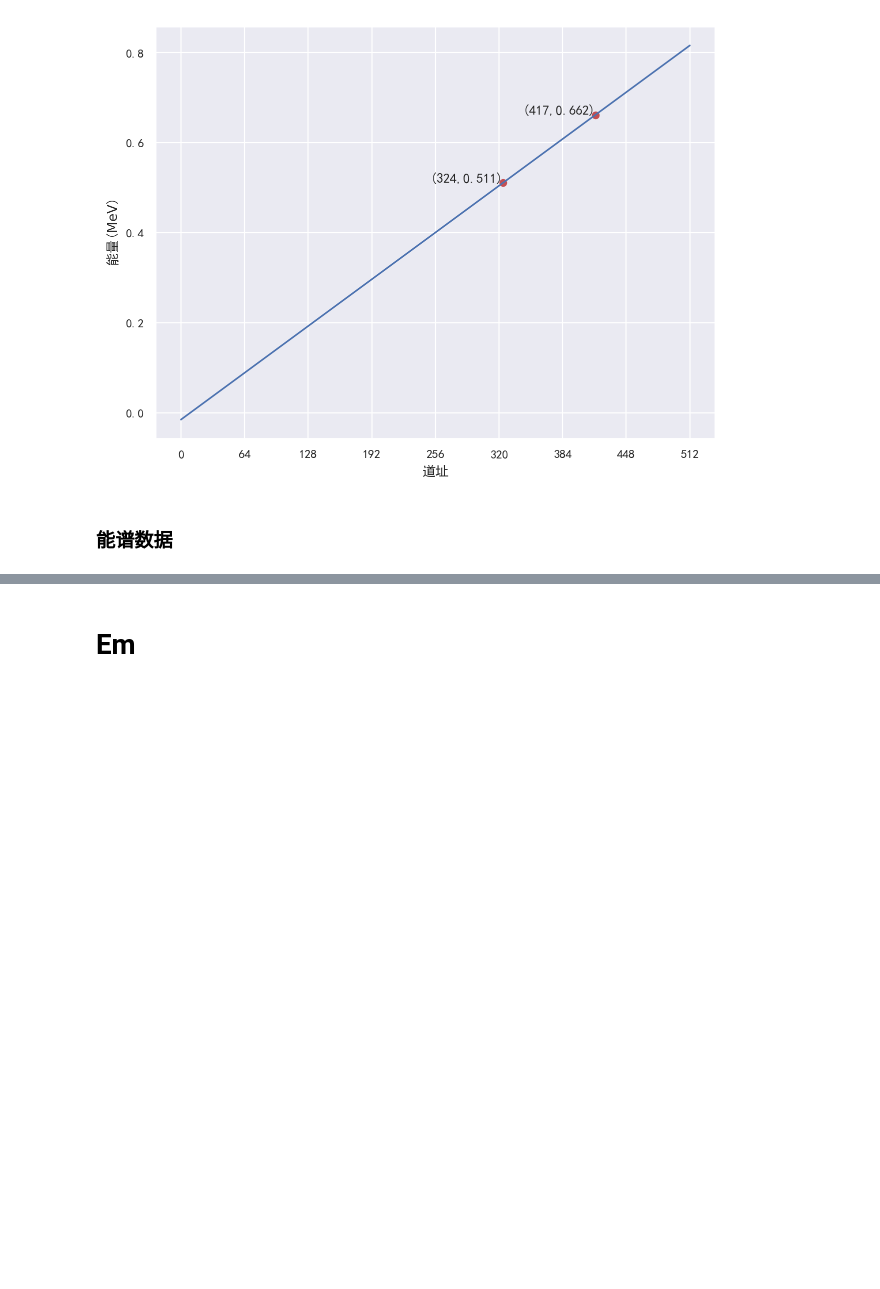
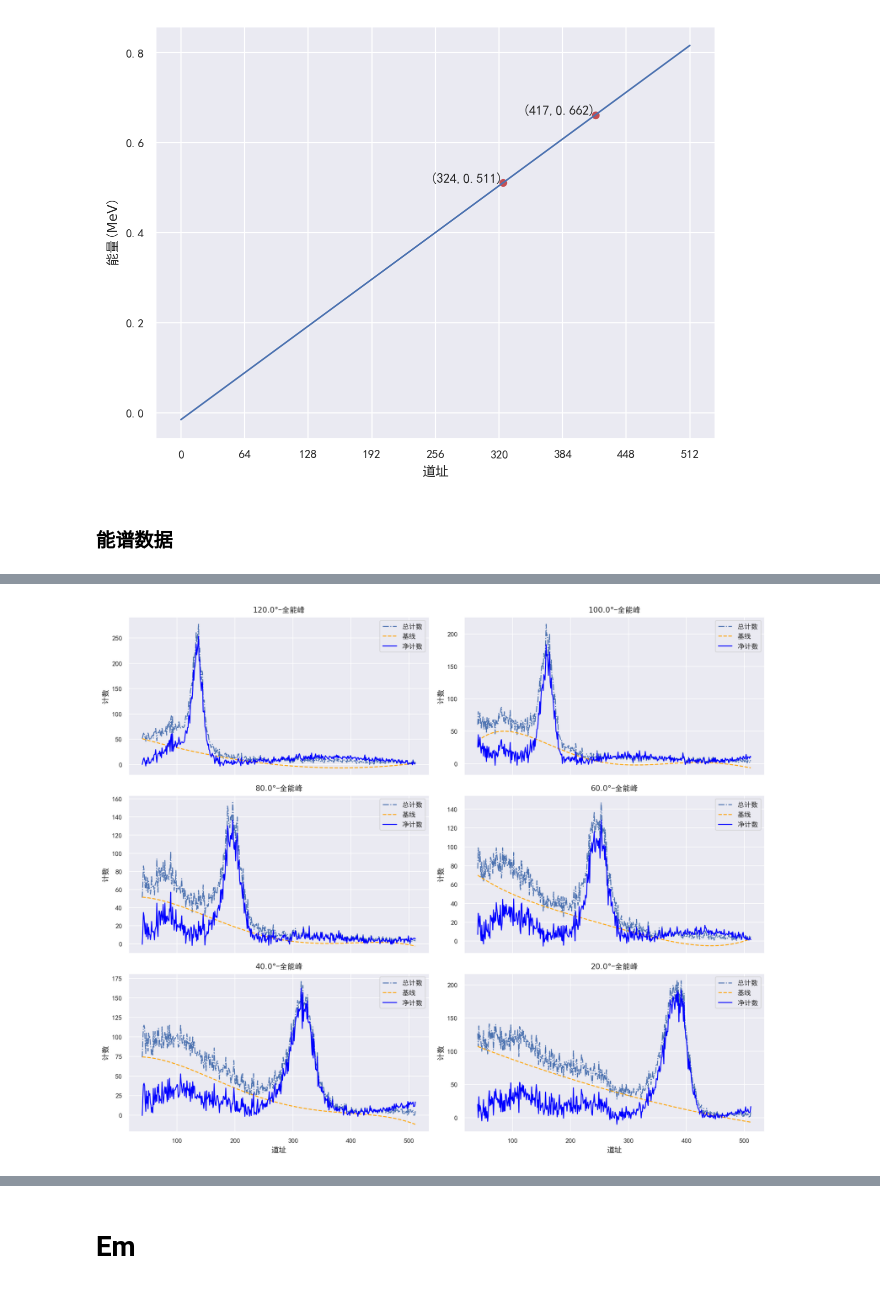
Before and after one commit to Xuanyiyiren/Fundamental-Laboratory-Experiment-in-Nuclear-Electronics-II, a Jupyter notebook: Experiment-3/data_ana.ipynb, the cells around one changed output, grey strips where cells are left out. Saved outputs shown, nothing was run; the diff lists cells and outputs as text; code cells hidden in the pictures; blank space fills up the shorter version.

```diff
--- a/Experiment-3/data_ana.ipynb
+++ b/Experiment-3/data_ana.ipynb
@@ -230,0 +238,26 @@ array([<Axes: >, <Axes: >, <Axes: >, <Axes: >, <Axes: >, <Axes: >],
+# %%
+degs = [3,5,4,4,4,2]
+bls =[baseline(datas_Full_Energy[column],deg = deg) for column,deg in \
+      zip(datas_Full_Energy.columns.values,degs)]
+
+for ax,bl,column in zip(FE_axes,bls,datas_Full_Energy.columns.values):
+    ax.plot(datas_Full_Energy.index,bl,label = 'baseline',linestyle='dashed',color='orange')
+    datas_Full_Energy['Net'+column] = datas_Full_Energy[column]-bl
+    ax.plot(datas_Full_Energy.index,datas_Full_Energy['Net'+column],
+            label='Net'+column,color = 'blue')
+
+
+for ax,column in zip(FE_axes,datas_Full_Energy.columns[:6]):
+    ax.legend(['总计数','基线','净计数'])
+    ax.set_title(column+'-全能峰')
+    ax.set_ylabel('计数')
+
+FE_axes[-1].set_xlabel('道址')
+FE_axes[-2].set_xlabel('道址')
+
+    # le.get_texts()[0].set_text('sdf')
+FE_fig.tight_layout()
+FE_fig.savefig(path+'Full_Energy_Peak-Baseline.pdf')
+FE_fig
+# %% [output]
+[figure, added]
```
Also changed, not shown: parts of 10 cells of this notebook, 5 other files.
